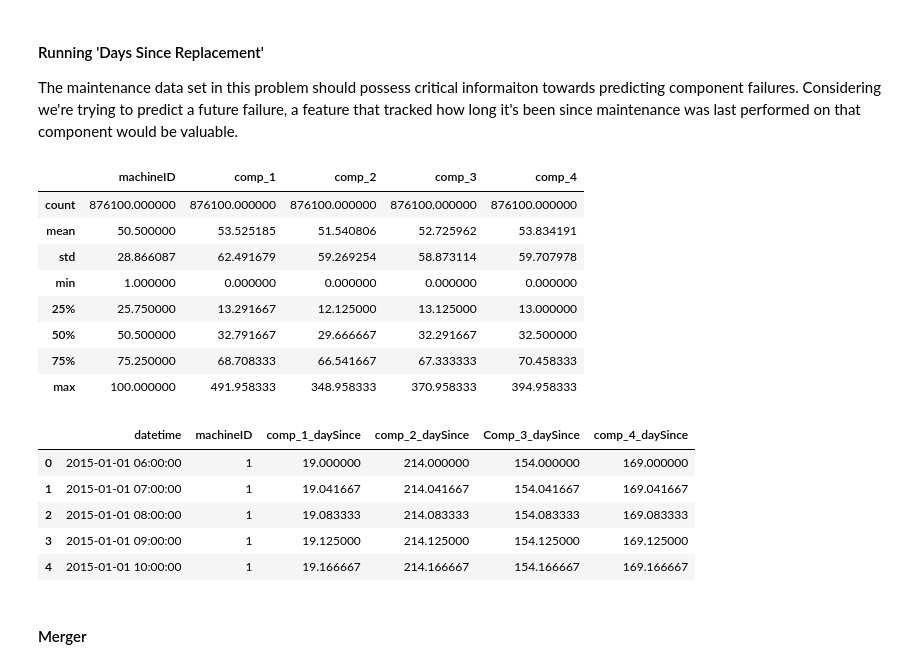
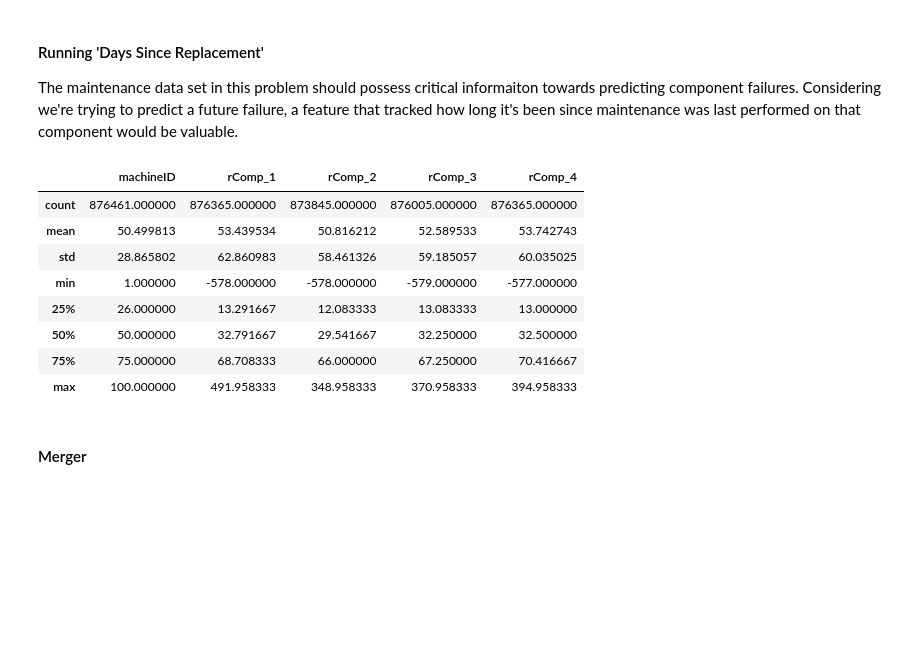
Before and after one commit to 55thSwiss/Kaggle, a Jupyter notebook: MPred/MPred_v3.ipynb, the cells around one changed output. Cells and saved outputs as stored; diff of their text form; code cells hidden in the pictures; blank space fills up the shorter version.

```diff
--- a/MPred/MPred_v3.ipynb
+++ b/MPred/MPred_v3.ipynb
@@ -664,65 +664,51 @@ errorData3H_sum.head(3)
 The maintenance data set in this problem should possess critical informaiton towards predicting component failures. Considering we're trying to predict a future failure, a feature that tracked how long it's been since maintenance was last performed on that component would be valuable.
 # %%
 # create a column for each error type
-compFeatures = pd.get_dummies(maintenanceData.set_index('datetime')).reset_index()
-compFeatures.columns = ['datetime', 'machineID', 'comp_1', 'comp_2', 'comp_3', 'comp_4']
+runningComps = pd.get_dummies(maintenanceData.set_index('datetime')).reset_index()
+runningComps.columns = ['datetime', 'machineID', 'rComp_1', 'rComp_2', 'rComp_3', 'rComp_4']
 
-# combine repairs for a given machine in a given hour
-compFeatures = compFeatures.groupby(['machineID', 'datetime']).sum().reset_index()
+# sort by 'machineID' and 'datetime' to combine repairs made on a single machine into a one hour window
+runningComps = runningComps.groupby(['machineID', 'datetime']).sum().reset_index()
 
-# add timepoints where no components were replaced
-compFeatures = sensorData[['datetime', 'machineID']].merge(compFeatures,
+# fill out the hourly windows where no components were replaced by using the 'sensorData' set's 'datetime' and 'machineID'
+    # columns because they're complete, then filling the empty new rows with '0', and last
+    # sorting by 'machineID' and 'datetime'
+runningComps = sensorData[['datetime', 'machineID']].merge(runningComps,
                                                       on=['datetime', 'machineID'],
                                                       how='outer').fillna(0).sort_values(by=['machineID', 'datetime'])
 
-components = ['comp_1', 'comp_2', 'comp_3', 'comp_4']
+# drop the first four rows containing dates from 2014, these are also not in the telemetry dataset and so cannot
+    # be filled in appropriately
+runningComps.drop(runningComps.index[0:4], inplace = True)
+
+components = ['rComp_1', 'rComp_2', 'rComp_3', 'rComp_4']
 for comp in components:
     # convert indicator to most recent date of component change
-    compFeatures.loc[compFeatures[comp] < 1, comp] = None
-    compFeatures.loc[-compFeatures[comp].isnull(), comp] = compFeatures.loc[-compFeatures[comp].isnull(), 'datetime']
+    runningComps.loc[runningComps[comp] < 1, comp] = None
+    runningComps.loc[-runningComps[comp].isnull(), comp] = runningComps.loc[-runningComps[comp].isnull(), 'datetime']
 
     # forward-fill the most-recent date of component change
-    compFeatures[comp] = compFeatures[comp].fillna(method='ffill')
+    runningComps[comp] = runningComps[comp].fillna(method='ffill')
 
 # remove dates in 2014 (may have NaN or future component change dates)
-compFeatures = compFeatures.loc[compFeatures['datetime'] > pd.to_datetime('2015-01-01')]
+#compFeatures = compFeatures.loc[compFeatures['datetime'] > pd.to_datetime('2015-01-01')]
 # convert 'datetime' column from np to standard? not having this line was a huge problem
-compFeatures['datetime'] = pd.to_datetime(compFeatures['datetime'], infer_datetime_format = True)
+runningComps['datetime'] = pd.to_datetime(runningComps['datetime'], infer_datetime_format = True)
 # replace dates of most recent component change with days since most recent component change
 for comp in components:
-    compFeatures[comp] = pd.to_datetime(compFeatures[comp], infer_datetime_format = True)
-    compFeatures[comp] = (compFeatures['datetime'] - compFeatures[comp]) / np.timedelta64(1, 'D')
-
-
-compFeatures.describe()
-#compFeatures = pd.read_csv('compFeatures')
+    runningComps[comp] = pd.to_datetime(runningComps[comp], infer_datetime_format = True)
+    runningComps[comp] = (runningComps['datetime'] - runningComps[comp]) / np.timedelta64(1, 'D')
-# %% [output]
-|  | machineID | comp_1 | comp_2 | comp_3 | comp_4 |
-| count | 876100.000000 | 876100.000000 | 876100.000000 | 876100.000000 | 876100.000000 |
-| mean | 50.500000 | 53.525185 | 51.540806 | 52.725962 | 53.834191 |
-| std | 28.866087 | 62.491679 | 59.269254 | 58.873114 | 59.707978 |
-| min | 1.000000 | 0.000000 | 0.000000 | 0.000000 | 0.000000 |
-| 25% | 25.750000 | 13.291667 | 12.125000 | 13.125000 | 13.000000 |
-| 50% | 50.500000 | 32.791667 | 29.666667 | 32.291667 | 32.500000 |
-| 75% | 75.250000 | 68.708333 | 66.541667 | 67.333333 | 70.458333 |
-| max | 100.000000 | 491.958333 | 348.958333 | 370.958333 | 394.958333 |
-# %%
-# rename the columns
-compFeatures = compFeatures.rename(columns={'comp_1':'comp_1_daySince',
-                            'comp_2':'comp_2_daySince',
-                            'comp_3':'Comp_3_daySince',
-                            'comp_4':'comp_4_daySince'})
-# drop the repeated index column
-#compFeatures.drop(['Unnamed: 0'], axis=1, inplace=True)
-# format 'datetime'
-compFeatures['datetime'] = pd.to_datetime(compFeatures['datetime'], infer_datetime_format = True)
-compFeatures.head()
-# %% [output]
-|  | datetime | machineID | comp_1_daySince | comp_2_daySince | Comp_3_daySince | comp_4_daySince |
-| 0 | 2015-01-01 06:00:00 | 1 | 19.000000 | 214.000000 | 154.000000 | 169.000000 |
-| 1 | 2015-01-01 07:00:00 | 1 | 19.041667 | 214.041667 | 154.041667 | 169.041667 |
-| 2 | 2015-01-01 08:00:00 | 1 | 19.083333 | 214.083333 | 154.083333 | 169.083333 |
-| 3 | 2015-01-01 09:00:00 | 1 | 19.125000 | 214.125000 | 154.125000 | 169.125000 |
-| 4 | 2015-01-01 10:00:00 | 1 | 19.166667 | 214.166667 | 154.166667 | 169.166667 |
+# %%
+runningComps.describe()
+# %% [output]
+|  | machineID | rComp_1 | rComp_2 | rComp_3 | rComp_4 |
+| count | 876461.000000 | 876365.000000 | 873845.000000 | 876005.000000 | 876365.000000 |
+| mean | 50.499813 | 53.439534 | 50.816212 | 52.589533 | 53.742743 |
+| std | 28.865802 | 62.860983 | 58.461326 | 59.185057 | 60.035025 |
+| min | 1.000000 | -578.000000 | -578.000000 | -579.000000 | -577.000000 |
+| 25% | 26.000000 | 13.291667 | 12.083333 | 13.083333 | 13.000000 |
+| 50% | 50.000000 | 32.791667 | 29.541667 | 32.250000 | 32.500000 |
+| 75% | 75.000000 | 68.708333 | 66.000000 | 67.250000 | 70.416667 |
+| max | 100.000000 | 491.958333 | 348.958333 | 370.958333 | 394.958333 |
 # %% [markdown]
 #### Merger
```
Also changed, not shown: parts of 16 cells of this notebook.
